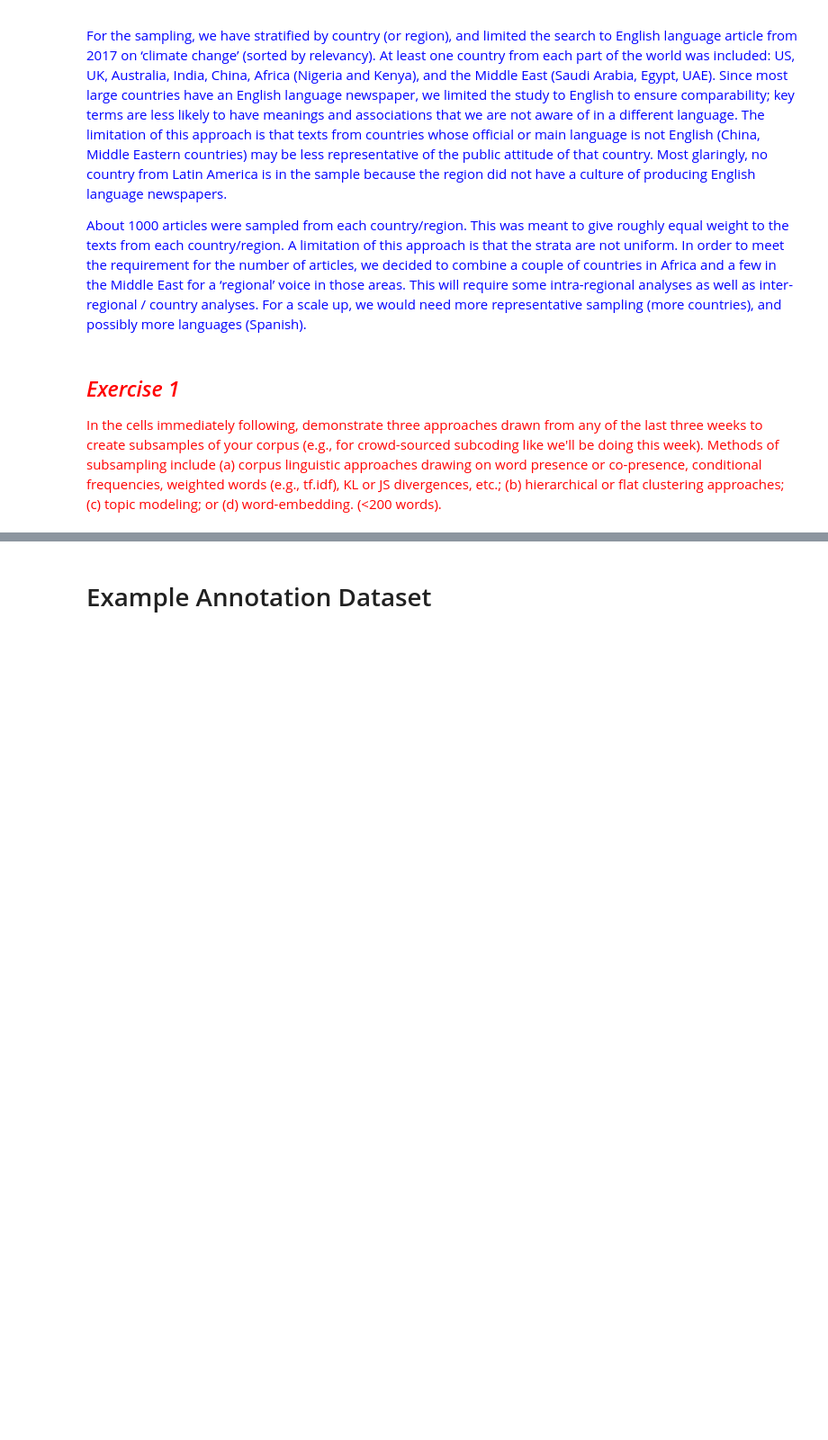
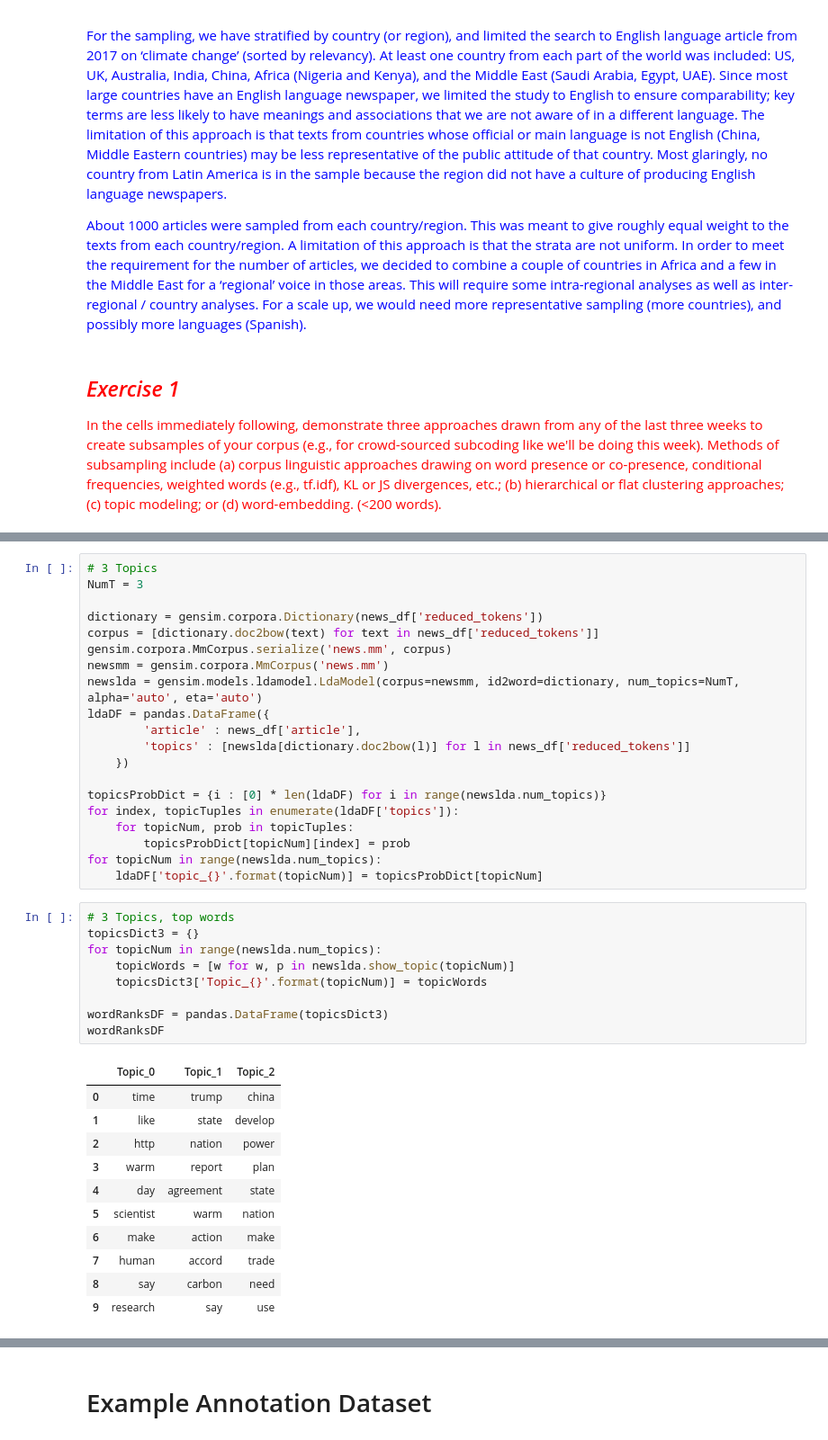
Before and after one commit to sunnyjooey/content-analysis-2018, a Jupyter notebook: 5-Reliability/5-Reliability.ipynb, the cells around one changed output, grey strips where cells are left out. Shown at 90% size. Drawn from its saved outputs; the diff is of its cells as text; blank space fills up the shorter version.

```diff
--- a/5-Reliability/5-Reliability.ipynb
+++ b/5-Reliability/5-Reliability.ipynb
@@ -75,0 +258,41 @@ import os.path #For managing file paths
+# %%
+# 3 Topics
+NumT = 3
+
+dictionary = gensim.corpora.Dictionary(news_df['reduced_tokens'])
+corpus = [dictionary.doc2bow(text) for text in news_df['reduced_tokens']]
+gensim.corpora.MmCorpus.serialize('news.mm', corpus)
+newsmm = gensim.corpora.MmCorpus('news.mm')
+newslda = gensim.models.ldamodel.LdaModel(corpus=newsmm, id2word=dictionary, num_topics=NumT, alpha='auto', eta='auto')
+ldaDF = pandas.DataFrame({
+        'article' : news_df['article'],
+        'topics' : [newslda[dictionary.doc2bow(l)] for l in news_df['reduced_tokens']]
+    })
+
+topicsProbDict = {i : [0] * len(ldaDF) for i in range(newslda.num_topics)}
+for index, topicTuples in enumerate(ldaDF['topics']):
+    for topicNum, prob in topicTuples:
+        topicsProbDict[topicNum][index] = prob
+for topicNum in range(newslda.num_topics):
+    ldaDF['topic_{}'.format(topicNum)] = topicsProbDict[topicNum]
+# %%
+# 3 Topics, top words
+topicsDict3 = {}
+for topicNum in range(newslda.num_topics):
+    topicWords = [w for w, p in newslda.show_topic(topicNum)]
+    topicsDict3['Topic_{}'.format(topicNum)] = topicWords
+
+wordRanksDF = pandas.DataFrame(topicsDict3)
+wordRanksDF
+# %% [output]
+|  | Topic_0 | Topic_1 | Topic_2 |
+| 0 | time | trump | china |
+| 1 | like | state | develop |
+| 2 | http | nation | power |
+| 3 | warm | report | plan |
+| 4 | day | agreement | state |
+| 5 | scientist | warm | nation |
+| 6 | make | action | make |
+| 7 | human | accord | trade |
+| 8 | say | carbon | need |
+| 9 | research | say | use |
```
Also changed, not shown: parts of 18 cells of this notebook.
